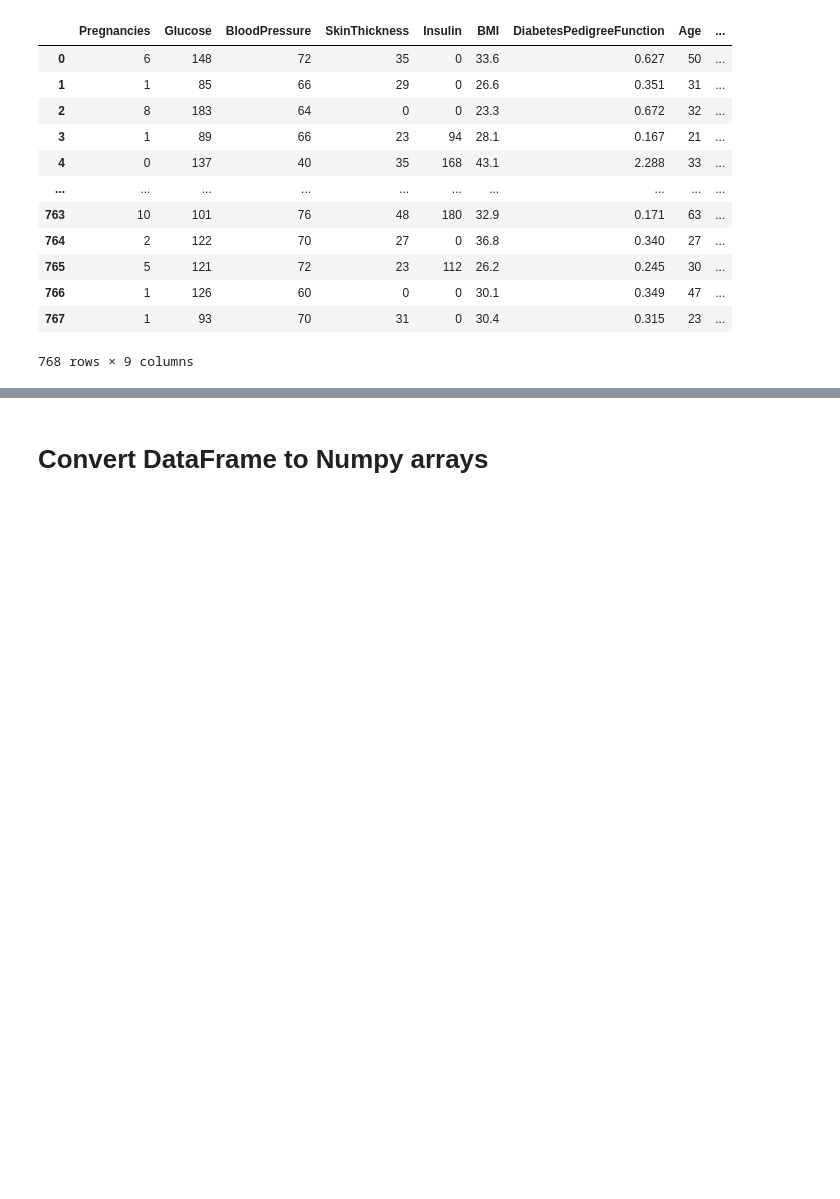
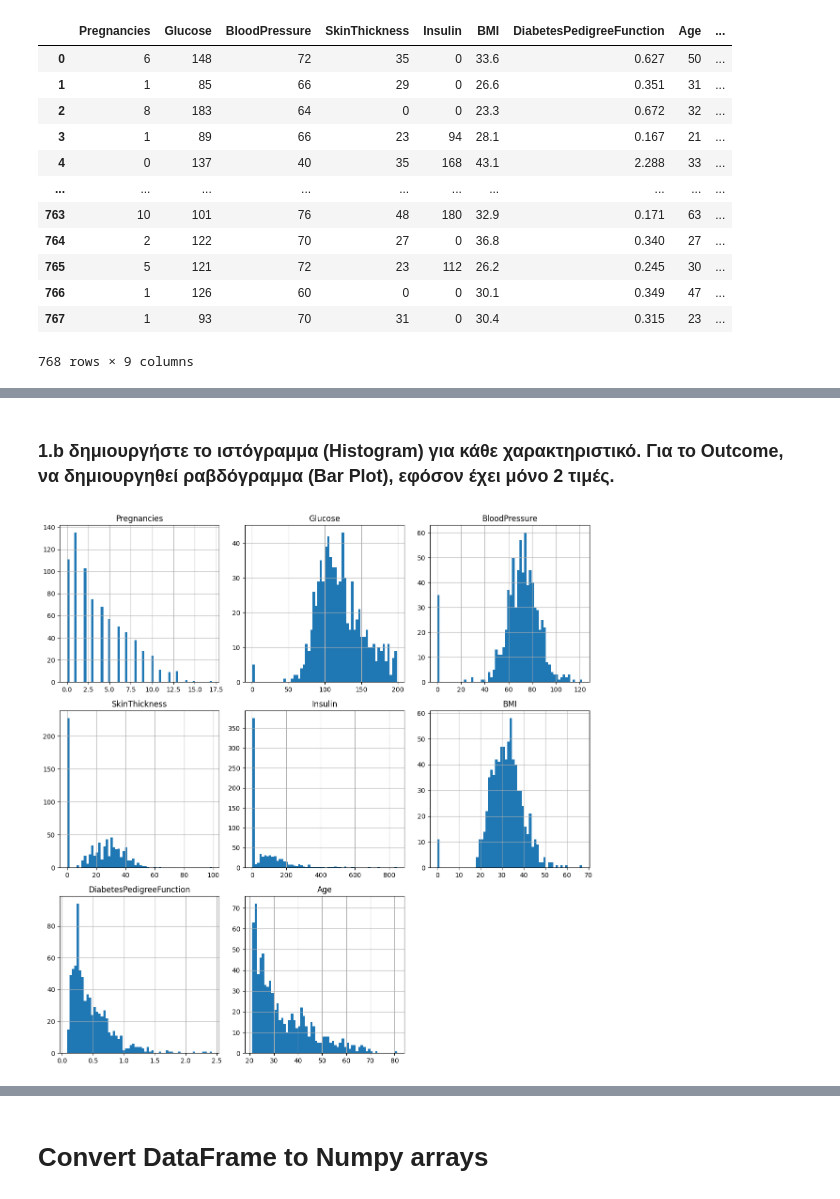
Before and after one commit to harpap/machine-learning-1st-exercise, a Jupyter notebook: ML Project Template.ipynb, the cells around one changed output, grey strips where cells are left out. Cells and saved outputs as stored; diff of their text form; code cells hidden in the pictures; blank space fills up the shorter version.

```diff
--- a/ML Project Template.ipynb
+++ b/ML Project Template.ipynb
@@ -46,0 +65,10 @@ plt.show()
+# %% [markdown]
+### 1.b δημιουργήστε το ιστόγραμμα (Histogram) για κάθε χαρακτηριστικό. Για το Outcome, να δημιουργηθεί ραβδόγραμμα (Bar Plot), εφόσον έχει μόνο 2 τιμές.
+# %%
+feats_df = df.drop(columns=['Outcome'])
+outc_df = df['Outcome']
+feats_df.hist(bins=60, figsize=(12,12))
+plt.tight_layout()
+plt.show()
+# %% [output]
+[figure, added]
```
Also changed, not shown: parts of 47 cells of this notebook.
